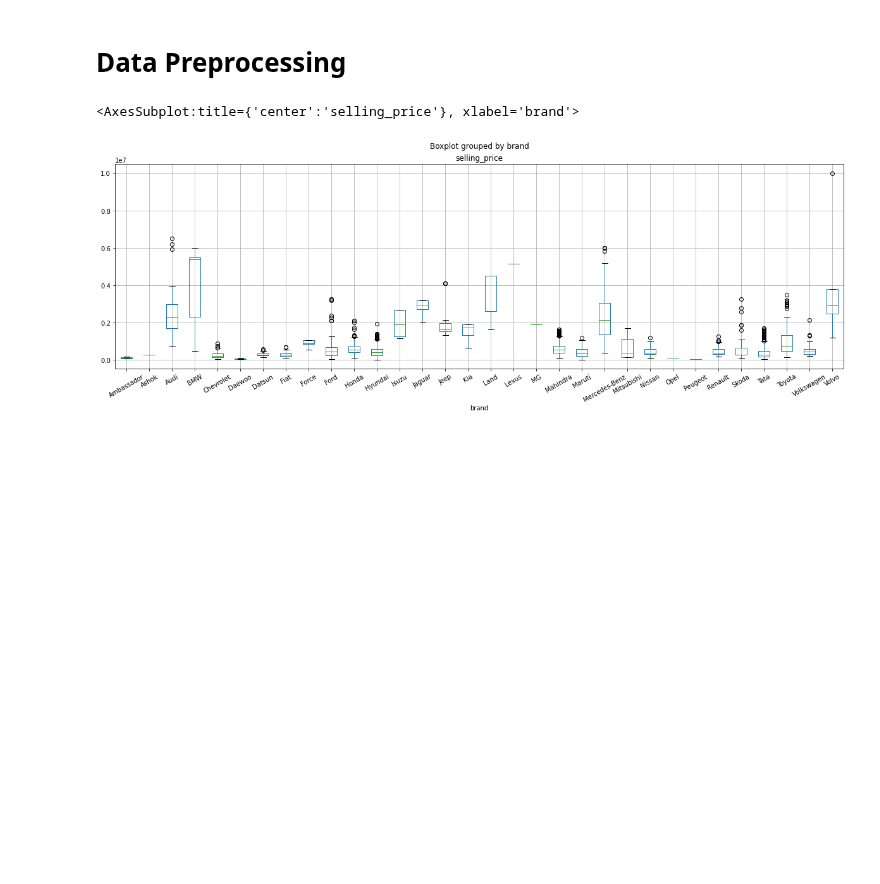
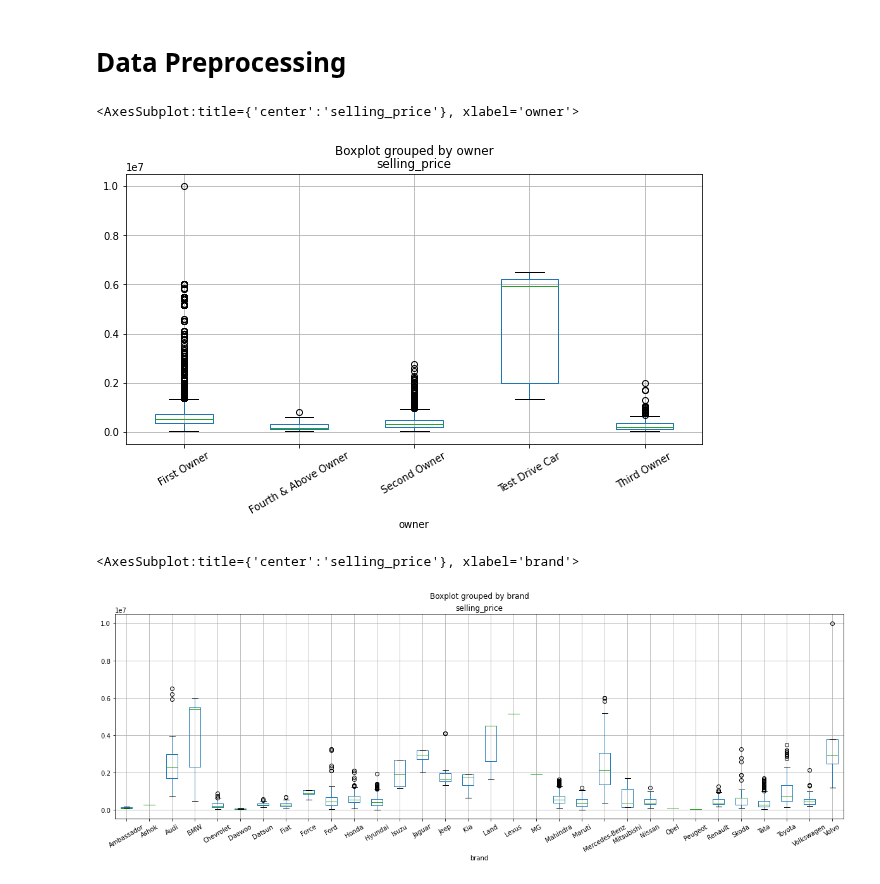
Before and after one commit to khoa2181/DataPreparation, a Jupyter notebook: Tran Minh Khoa_Final Data Preparation.ipynb, the cells around one changed output. Cells and saved outputs as stored; diff of their text form; code cells hidden in the pictures; blank space fills up the shorter version.

```diff
--- a/Tran Minh Khoa_Final Data Preparation.ipynb
+++ b/Tran Minh Khoa_Final Data Preparation.ipynb
@@ -41,6 +41,11 @@ for i in [train, test]:
 
 for i in [train, test]:
     i['torque_nm'] = (((((i.torque.str.split(pat='N', n=1, expand=True)[0]).str.split(pat='n', n=1, expand=True)[0]).str.split(pat='@', n=1, expand=True)[0]).str.split(pat='k', n=1, expand=True)[0]).str.split(n=1, expand=True)[0]).str.split(pat='(', n=1, expand=True)[0].astype('float64')
+# %%
+train.boxplot(column='selling_price', by='owner', figsize=(10,5), rot=30)
+# %% [output]
+<AxesSubplot:title={'center':'selling_price'}, xlabel='owner'>
+[figure, added]
 # %%
 for i in [train, test]:
     i['n_owner'] = i['owner'].copy()
```
Also changed, not shown: parts of 8 cells of this notebook.
